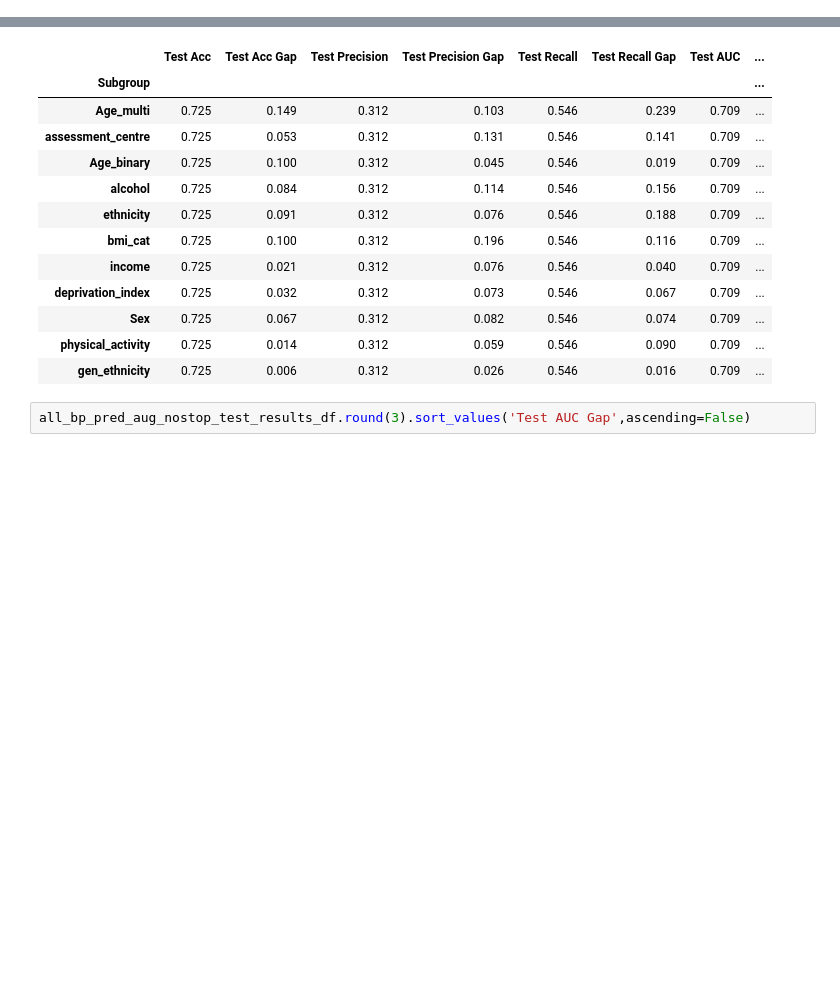
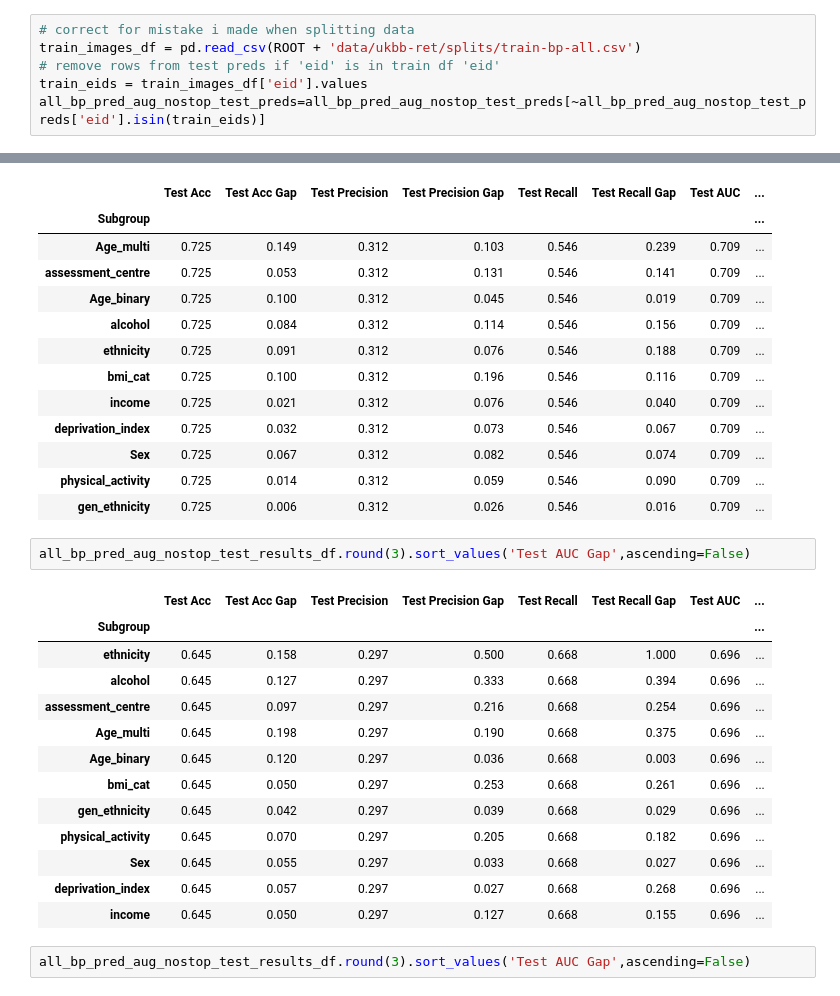
Before and after one commit to anissa218/MEDFAIR_UKBB, a Jupyter notebook: mynotebooks/UKBB All Models Analysis.ipynb, the cells around one changed output, grey strips where cells are left out. Saved outputs shown, nothing was run; the diff lists cells and outputs as text; blank space fills up the shorter version.

```diff
--- a/mynotebooks/UKBB All Models Analysis.ipynb
+++ b/mynotebooks/UKBB All Models Analysis.ipynb
@@ -628,6 +628,12 @@ bp_pred_aug_nostop_test_preds = preprocess_ukbb_data(results_folder+'pretrained_
 
 results_folder = ROOT + 'your_path/fariness_data/model_records/UKBB_RET/Sex/cusResNet18/baseline/all_bp_pred_aug_high_qual_test/'
 all_bp_pred_aug_nostop_test_preds = preprocess_ukbb_data(results_folder+'pretrained_test_pred.csv',path_to_test_splits)
+# %%
+# correct for mistake i made when splitting data
+train_images_df = pd.read_csv(ROOT + 'data/ukbb-ret/splits/train-bp-all.csv')
+# remove rows from test preds if 'eid' is in train df 'eid'
+train_eids = train_images_df['eid'].values
+all_bp_pred_aug_nostop_test_preds=all_bp_pred_aug_nostop_test_preds[~all_bp_pred_aug_nostop_test_preds['eid'].isin(train_eids)]
 # %%
 test_df = bp_pred_aug_nostop_test_preds
 print('accuracy:', len(test_df[test_df['pred']==test_df['binary_label']])/len(test_df))
@@ -678,6 +701,22 @@ bp_pred_aug_nostop_test_results_df.round(3).sort_values('Test AUC Gap',ascending
 | Sex | 0.725 | 0.067 | 0.312 | 0.082 | 0.546 | 0.074 | 0.709 | ... |
 | physical_activity | 0.725 | 0.014 | 0.312 | 0.059 | 0.546 | 0.090 | 0.709 | ... |
 | gen_ethnicity | 0.725 | 0.006 | 0.312 | 0.026 | 0.546 | 0.016 | 0.709 | ... |
+# %%
+all_bp_pred_aug_nostop_test_results_df.round(3).sort_values('Test AUC Gap',ascending=False)
+# %% [output]
+|  | Test Acc | Test Acc Gap | Test Precision | Test Precision Gap | Test Recall | Test Recall Gap | Test AUC | ... |
+| Subgroup |  |  |  |  |  |  |  | ... |
+| ethnicity | 0.645 | 0.158 | 0.297 | 0.500 | 0.668 | 1.000 | 0.696 | ... |
+| alcohol | 0.645 | 0.127 | 0.297 | 0.333 | 0.668 | 0.394 | 0.696 | ... |
+| assessment_centre | 0.645 | 0.097 | 0.297 | 0.216 | 0.668 | 0.254 | 0.696 | ... |
+| Age_multi | 0.645 | 0.198 | 0.297 | 0.190 | 0.668 | 0.375 | 0.696 | ... |
+| Age_binary | 0.645 | 0.120 | 0.297 | 0.036 | 0.668 | 0.003 | 0.696 | ... |
+| bmi_cat | 0.645 | 0.050 | 0.297 | 0.253 | 0.668 | 0.261 | 0.696 | ... |
+| gen_ethnicity | 0.645 | 0.042 | 0.297 | 0.039 | 0.668 | 0.029 | 0.696 | ... |
+| physical_activity | 0.645 | 0.070 | 0.297 | 0.205 | 0.668 | 0.182 | 0.696 | ... |
+| Sex | 0.645 | 0.055 | 0.297 | 0.033 | 0.668 | 0.027 | 0.696 | ... |
+| deprivation_index | 0.645 | 0.057 | 0.297 | 0.027 | 0.668 | 0.268 | 0.696 | ... |
+| income | 0.645 | 0.050 | 0.297 | 0.127 | 0.668 | 0.155 | 0.696 | ... |
 # %%
 all_bp_pred_aug_nostop_test_results_df.round(3).sort_values('Test AUC Gap',ascending=False)
 # %% [output]
```
Also changed, not shown: parts of 2 cells of this notebook, 4 other files.
